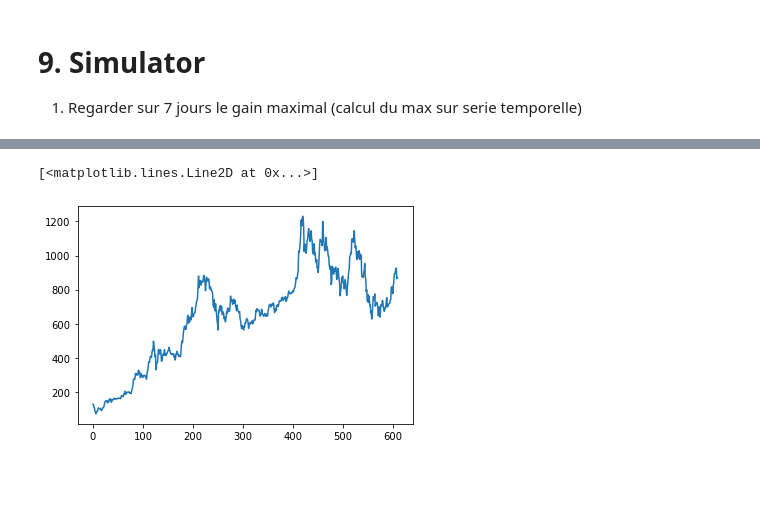
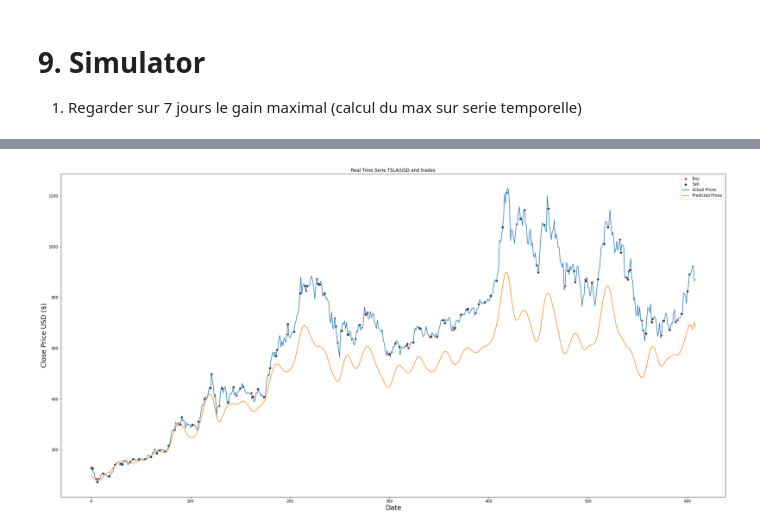
Before and after one commit to teschoua/Stock-Prediction, a Jupyter notebook: Stock-prediction.ipynb, the cells around one changed output, grey strips where cells are left out. Cells and saved outputs as stored; diff of their text form; code cells hidden in the pictures; blank space fills up the shorter version.

Commit message:
Update the last plot Buy/Sell trades
 - Plot of buy/sell trades and actual/predicted prices

```diff
--- a/Stock-prediction.ipynb
+++ b/Stock-prediction.ipynb
@@ -316,18 +333,19 @@ def buy(profit, inventory_money, df_historic_trades): # profit : [value_profit_p
 
 i = 0
 while i + n_steps_out < len(diags) :
+
+    print(f"Day {i} - Balance : {inventory_money}, Profits : {((inventory_money/initial_inventory_money) - 1) * 100:.2f}%")
+
     sell_day = None
-    profit = [0, None, None] # [value_profit_predicted, buy_day, sell_day]
+    profit = [diags[1]-diags[0], 0, 1] # [value_profit_predicted, buy_day, sell_day]
 
     # Find the max difference value in the interval [i : i+7]
     for j in range(i, i+n_steps_out-1):
-        for h in range(i+1, i+n_steps_out):
+        for h in range(j+1, i+n_steps_out):
             profit = [diags[h]-diags[j], j, h] if diags[h]-diags[j] > profit[0] else profit
             sell_day = h
 
     inventory_money, df_historic_trades = buy(profit, inventory_money, df_historic_trades)
 
     i = sell_day
-    print(sell_day)
-    print(f"Balance : {inventory_money}, Profits : {((inventory_money/initial_inventory_money) - 1) * 100:.2f}%")
 # %% [output]
@@ -383,6 +369,36 @@ df_historic_trades[['sell_day', ]].astype('int')
-# %%
-trade_point = []
-plt.plot(test_set)
-# %% [output]
-[<matplotlib.lines.Line2D at 0x...>]
-[figure, removed]
+# %%
+# Convert day columns into int
+df_historic_trades['buy_day'] = df_historic_trades['buy_day'].astype(int)
+df_historic_trades['sell_day'] = df_historic_trades['sell_day'].astype(int)
+# %%
+# Retrieve Buy/Sell point of test_set
+buy_days = []
+sell_days = []
+buy_prices = []
+sell_prices = []
+
+for day in range(len(df_historic_trades.buy_day)):
+    buy_days.append(df_historic_trades.loc[day, 'buy_day'])
+    sell_days.append(df_historic_trades.loc[day, 'sell_day'])
+
+    buy_prices.append(df_historic_trades.loc[day, 'buy_price'])
+    sell_prices.append(df_historic_trades.loc[day, 'sell_price'])
+# %%
+plt.figure(figsize=(32,16))
+
+plt.title("Real Time Serie TSLA/USD and trades")
+plt.xlabel('Date', fontsize=18)
+plt.ylabel("Close Price USD ($)", fontsize=18)
+
+# Plot Buy/Sell Trades
+plt.scatter(x=buy_days, y=buy_prices, marker='*', color='red', label='Buy')
+plt.scatter(x=sell_days, y=sell_prices, marker='*', color='black', label='Sell')
+
+# Plot actual/predicted prices
+plt.plot(test_set, label='Actual Prices')
+plt.plot(diags, label='Predicted Prices')
+
+plt.legend()
+plt.show()
+# %% [output]
+[figure, added]
```
Also changed, not shown: parts of 12 cells of this notebook.
